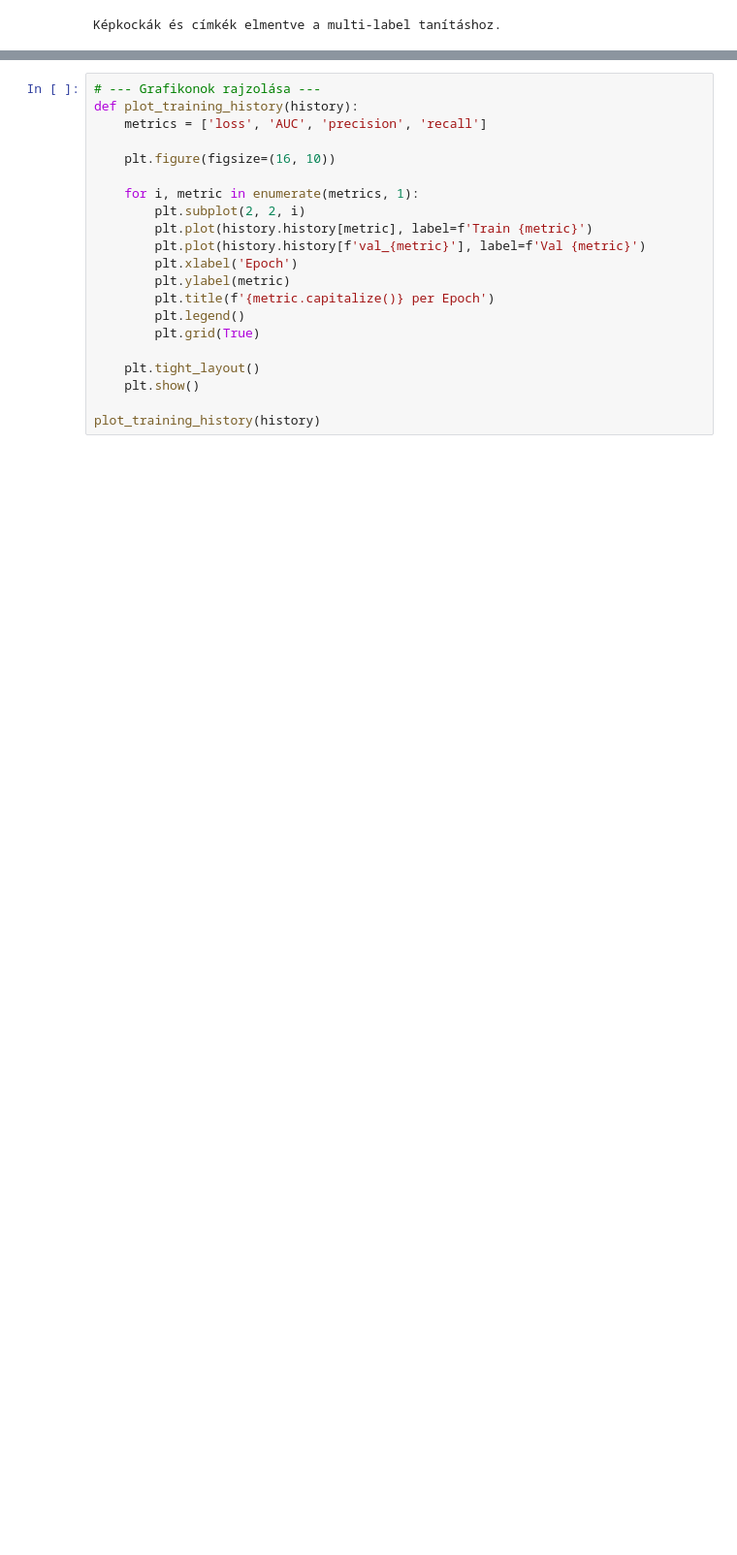
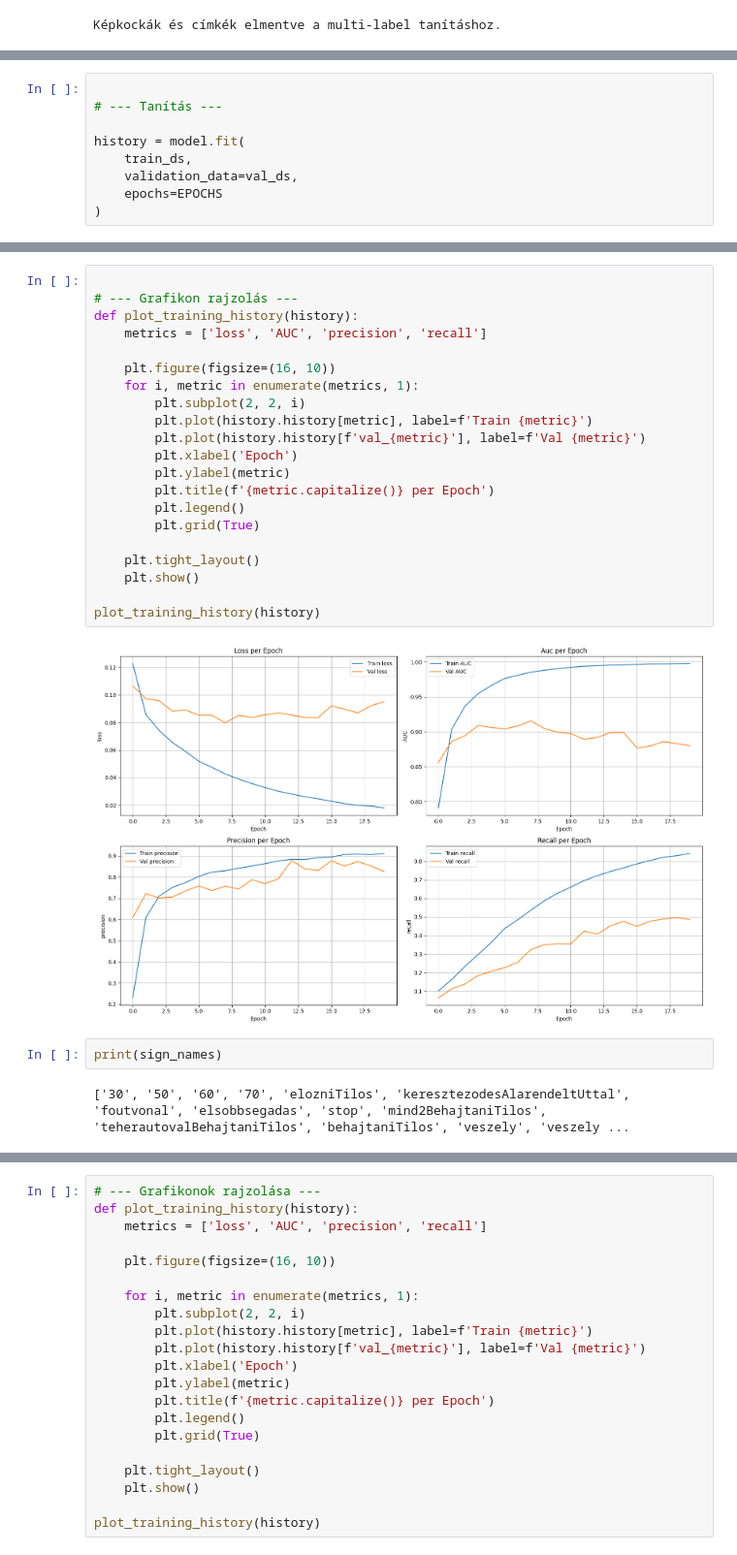
Before and after one commit to fabianmatee/kozlekedesi_tabla_felismero, a Jupyter notebook: Main/main.ipynb, the cells around one changed output, grey strips where cells are left out. Shown at 97% size. Saved outputs shown, nothing was run; the diff lists cells and outputs as text; blank space fills up the shorter version.

```diff
--- a/Main/main.ipynb
+++ b/Main/main.ipynb
@@ -532,0 +580,9 @@ val_ds = full_ds.skip(train_size).batch(32).prefetch(tf.data.AUTOTUNE)
+# %%
+
+# --- Tanítás ---
+
+history = model.fit(
+    train_ds,
+    validation_data=val_ds,
+    epochs=EPOCHS
+)
@@ -532,0 +607,27 @@ val_ds = full_ds.skip(train_size).batch(32).prefetch(tf.data.AUTOTUNE)
+# %%
+
+# --- Grafikon rajzolás ---
+def plot_training_history(history):
+    metrics = ['loss', 'AUC', 'precision', 'recall']
+
+    plt.figure(figsize=(16, 10))
+    for i, metric in enumerate(metrics, 1):
+        plt.subplot(2, 2, i)
+        plt.plot(history.history[metric], label=f'Train {metric}')
+        plt.plot(history.history[f'val_{metric}'], label=f'Val {metric}')
+        plt.xlabel('Epoch')
+        plt.ylabel(metric)
+        plt.title(f'{metric.capitalize()} per Epoch')
+        plt.legend()
+        plt.grid(True)
+
+    plt.tight_layout()
+    plt.show()
+
+plot_training_history(history)
+# %% [output]
+[figure, added]
+# %%
+print(sign_names)
+# %% [output]
+['30', '50', '60', '70', 'elozniTilos', 'keresztezodesAlarendeltUttal', 'foutvonal', 'elsobbsegadas', 'stop', 'mind2BehajtaniTilos', 'teherautovalBehajtaniTilos', 'behajtaniTilos', 'veszely', 'veszely ...
```
Also changed, not shown: parts of 9 cells of this notebook, 17 other files.
